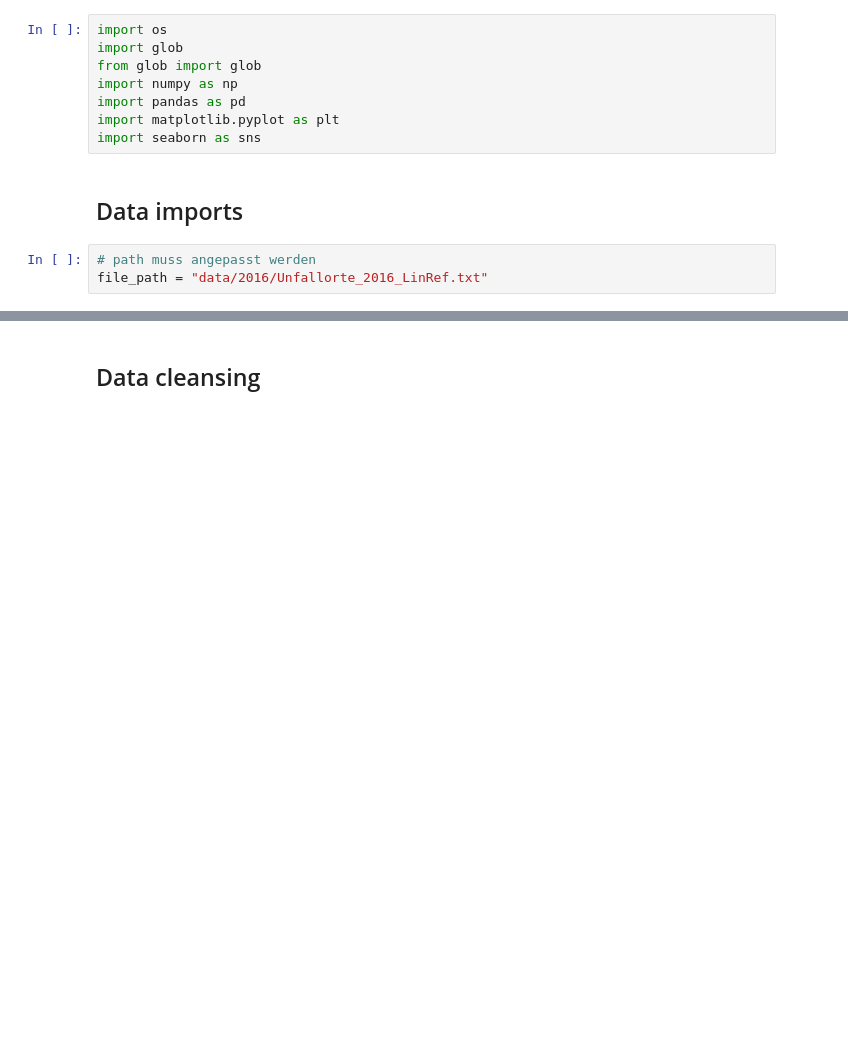
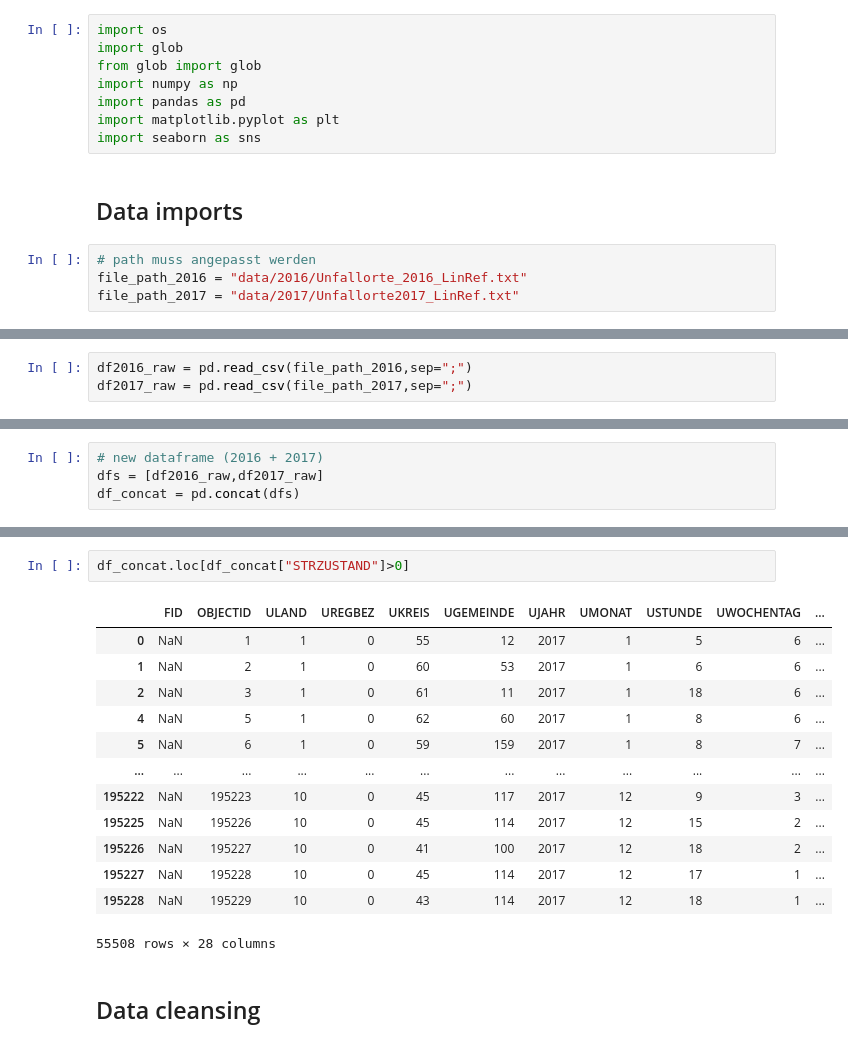
Before and after one commit to NicSch1992/TechLabsHH, a Jupyter notebook: blueprint.ipynb, the cells around one changed output, grey strips where cells are left out. Cells and saved outputs as stored; diff of their text form; blank space fills up the shorter version.

```diff
--- a/blueprint.ipynb
+++ b/blueprint.ipynb
@@ -10,4 +10,5 @@ import seaborn as sns
 ## Data imports
 # %%
 # path muss angepasst werden
-file_path = "data/2016/Unfallorte_2016_LinRef.txt"
+file_path_2016 = "data/2016/Unfallorte_2016_LinRef.txt"
+file_path_2017 = "data/2017/Unfallorte2017_LinRef.txt"
@@ -16 +15,4 @@ df_raw = pd.read_csv(file_path,sep=";")
+# %%
+df2016_raw = pd.read_csv(file_path_2016,sep=";")
+df2017_raw = pd.read_csv(file_path_2017,sep=";")
 # %%
@@ -25,0 +38,4 @@ df_raw.head()
+# %%
+# new dataframe (2016 + 2017)
+dfs = [df2016_raw,df2017_raw]
+df_concat = pd.concat(dfs)
@@ -26,3 +64,19 @@ df_raw.head()
+# %%
+df_concat.loc[df_concat["STRZUSTAND"]>0]
+# %% [output]
+|  | FID | OBJECTID | ULAND | UREGBEZ | UKREIS | UGEMEINDE | UJAHR | UMONAT | USTUNDE | UWOCHENTAG | ... |
+| 0 | NaN | 1 | 1 | 0 | 55 | 12 | 2017 | 1 | 5 | 6 | ... |
+| 1 | NaN | 2 | 1 | 0 | 60 | 53 | 2017 | 1 | 6 | 6 | ... |
+| 2 | NaN | 3 | 1 | 0 | 61 | 11 | 2017 | 1 | 18 | 6 | ... |
+| 4 | NaN | 5 | 1 | 0 | 62 | 60 | 2017 | 1 | 8 | 6 | ... |
+| 5 | NaN | 6 | 1 | 0 | 59 | 159 | 2017 | 1 | 8 | 7 | ... |
+| ... | ... | ... | ... | ... | ... | ... | ... | ... | ... | ... | ... |
+| 195222 | NaN | 195223 | 10 | 0 | 45 | 117 | 2017 | 12 | 9 | 3 | ... |
+| 195225 | NaN | 195226 | 10 | 0 | 45 | 114 | 2017 | 12 | 15 | 2 | ... |
+| 195226 | NaN | 195227 | 10 | 0 | 41 | 100 | 2017 | 12 | 18 | 2 | ... |
+| 195227 | NaN | 195228 | 10 | 0 | 45 | 114 | 2017 | 12 | 17 | 1 | ... |
+| 195228 | NaN | 195229 | 10 | 0 | 43 | 114 | 2017 | 12 | 18 | 1 | ... |
+55508 rows × 28 columns
 # %% [markdown]
 ## Data cleansing
 # %%
```
Also changed, not shown: parts of 11 cells of this notebook.
